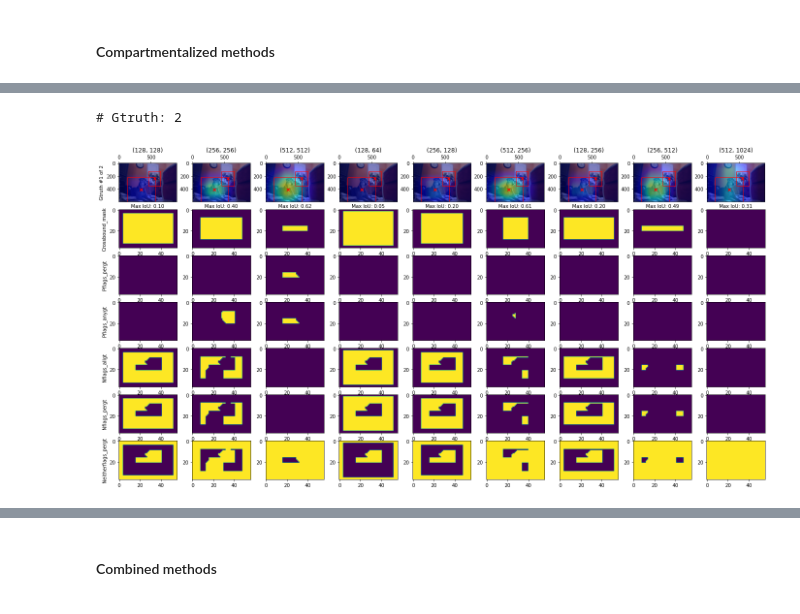
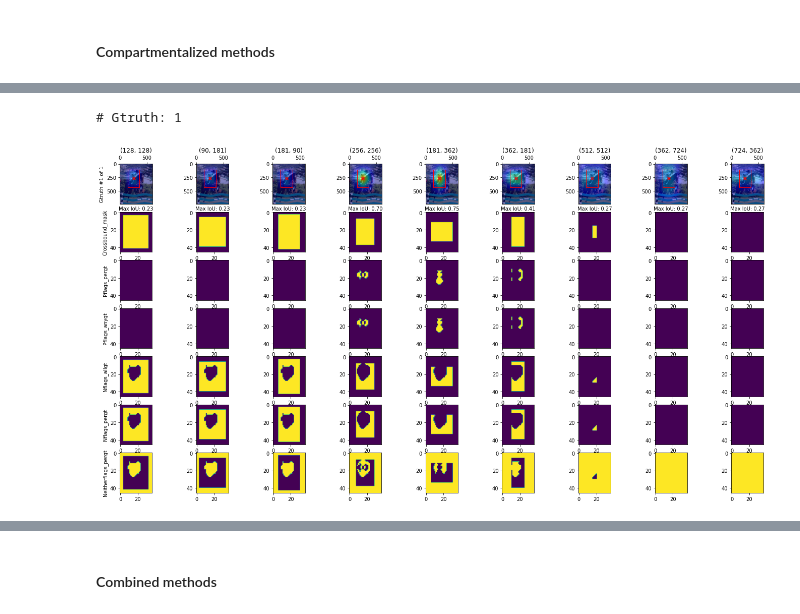
Before and after one commit to stanfidb/models, a Jupyter notebook: FasterRCNN.ipynb, the cells around one changed output, grey strips where cells are left out. Drawn from its saved outputs; the diff is of its cells as text; code cells hidden in the pictures.

```diff
--- a/FasterRCNN.ipynb
+++ b/FasterRCNN.ipynb
@@ -548,6 +577,6 @@ def deparameterize_rcnn_bbox(prmtzd_bbox, anchor_bbox):
 # %%
 def create_rcnn_anchors(img_H, img_W, feat_H, feat_W,
-                        scales=[128., 256., 512.], aspects=[1., .5, 2.]):
+                        areas=[128., 256., 512.], aspects=[[1.,1.], [1.,2.], [2.,1.]]):
     """ Returns anchor bounding boxes, in RCNN format,
         at every point in the feature map grid.
         (ie. feat_H x feat_W x k(=9))
@@ -560,15 +589,15 @@ def create_rcnn_anchors(img_H, img_W, feat_H, feat_W,
     anchor_centers = tf.stack(tf.meshgrid(W_linspace, H_linspace), axis=-1) # :: (feat_H, feat_W, 2)
 
     # Create set of anchor heights/widths for all k anchors.
-    anchor_W, anchor_Hscales = tf.meshgrid(scales, aspects) # Create all possible combinations of scales + aspects
-    anchor_H = anchor_W * anchor_Hscales
-    anchor_W_H = tf.stack([anchor_W, anchor_H], axis=-1)
-    anchor_W_H = tf.reshape(anchor_W_H, [-1, 2]) # :: (k,2)
+    k = len(areas) * len(aspects) # = 9
+    aspects = aspects / tf.math.sqrt(tf.reduce_prod(aspects, axis=-1))[..., tf.newaxis]
+    a, b = tf.meshgrid(areas, aspects) # Create all possible combinations of areas + aspects
+    c = tf.transpose(a * b)
+    anchor_W_H = tf.reshape(c, [k, 2])
     anchor_W_H = anchor_W_H * tf.stack([1./tf.cast(img_W, tf.float32),
                                         1./tf.cast(img_H, tf.float32)])
 
     # Get complete relative sized anchor bboxes 4 coords
-    k = len(scales) * len(aspects) # = 9
     # anchor_centers :: (feat_H, feat_W, 2) --> (feat_H, feat_W, k, 2)
     # anchor_W_H :: (k, 2) --> (feat_H, feat_W, k, 2)
     # anchor_rcnn_bboxes :: (feat_H, feat_W, k, 4)
@@ -582,8 +611,8 @@ def create_rcnn_anchors(img_H, img_W, feat_H, feat_W,
 #   - test creation of rcnn anchors
 img_H, img_W, _ = image.shape
 _, feat_H, feat_W, _ = features.shape
-rcnn_anchors, _ = create_rcnn_anchors(img_H, img_W, feat_H, feat_W,
-                                      scales=[128., 256., 512.], aspects=[1., .5, 2.])
+rcnn_anchors, anchor_W_H = create_rcnn_anchors(img_H, img_W, feat_H, feat_W,
+                                               areas=[128., 256., 512.], aspects=[[1.,1.], [1.,2.], [2.,1.]])
 print(rcnn_anchors.shape)
 rcnn_anchors = rcnn_anchors[:, :, 0, :]
 rcnn_anchors = tf.reshape(rcnn_anchors, [-1,4])
@@ -683,7 +725,7 @@ def anchor_flag_debugging(sample, gtruth_n):
     img_H, img_W, _ = image.shape
     _, feat_H, feat_W, _ = features.shape
     rcnn_anchors, anchor_W_H = create_rcnn_anchors(img_H, img_W, feat_H, feat_W,
-                                                   scales=[128., 256., 512.], aspects=[1., .5, 2.])
+                                                   areas=[128., 256., 512.], aspects=[[1.,1.], [1.,2.], [2.,1.]])
 
     voc_anchors = rcnn_to_voc_bbox(rcnn_anchors)
     mask = generate_crossbound_mask(voc_anchors)
@@ -715,8 +757,12 @@ def anchor_flag_debugging(sample, gtruth_n):
 #print(f"Total anchors: {total_cnt}")
 #print(f"Inbounds anchors: {inbounds_cnt}")
 #print(f"Percent inbounds: {inbounds_cnt/total_cnt*100.}")
+# %%
+overfit_sample = get_sample(0, 'train')
+overfit_sample['bboxes'] = overfit_sample['bboxes'][1:2]
+overfit_sample['labels'] = overfit_sample['labels'][1:2]
 # %%
-anchor_flag_debugging(get_sample(0, 'test'), 0)
+anchor_flag_debugging(overfit_sample, 0)
 # %% [output]
-# Gtruth: 2
+# Gtruth: 1
-[figure, old version]
+[figure, new version]
```
Also changed, not shown: parts of 9 cells of this notebook.
